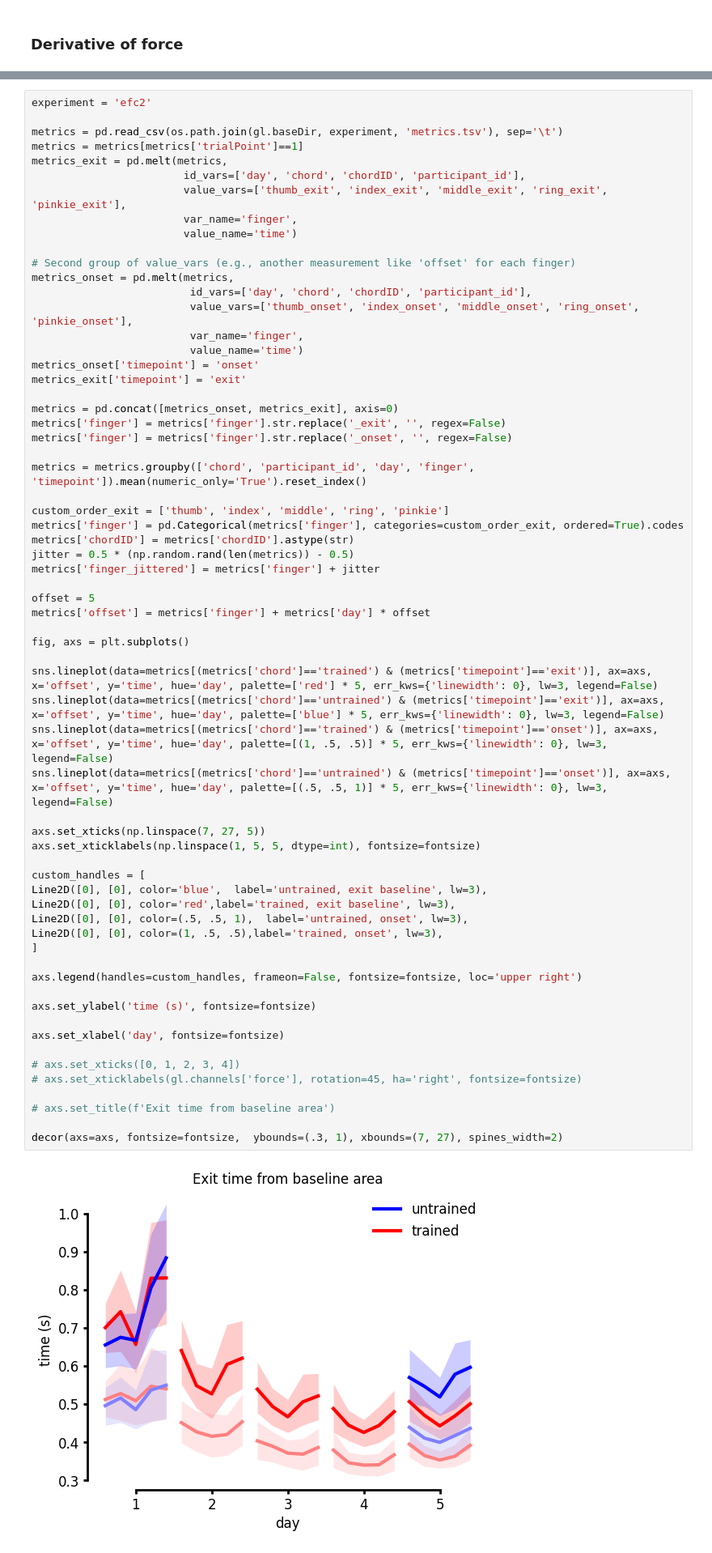
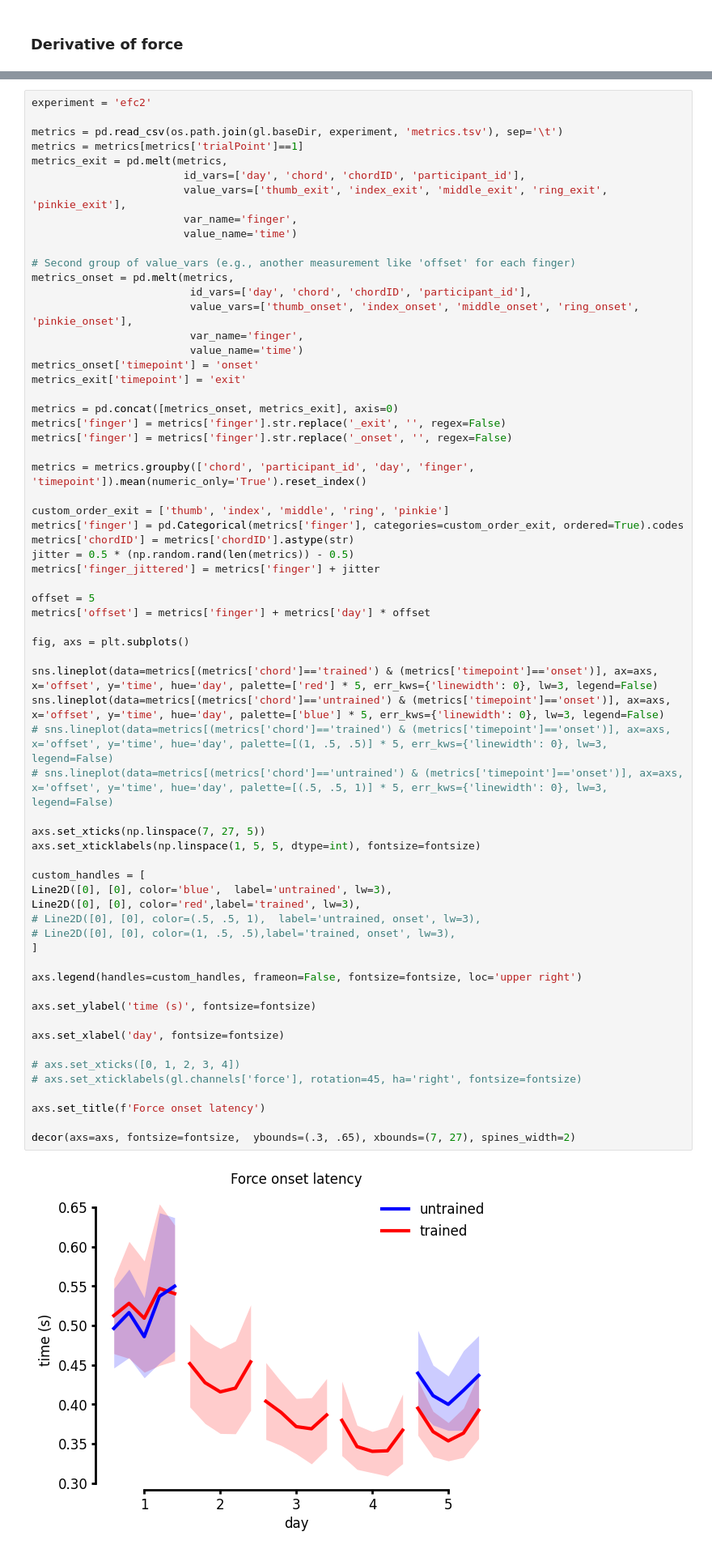
Before and after one commit to mnlmrc/extension-flexion-chords, a Jupyter notebook: notebooks/main.ipynb, the cells around one changed output, grey strips where cells are left out. Shown at 81% size. Drawn from its saved outputs; the diff is of its cells as text.

```diff
--- a/notebooks/main.ipynb
+++ b/notebooks/main.ipynb
@@ -552,44 +552,44 @@ metrics = metrics.groupby(['chord', 'participant_id', 'day', 'finger', 'timepoin
 
 custom_order_exit = ['thumb', 'index', 'middle', 'ring', 'pinkie']
 metrics['finger'] = pd.Categorical(metrics['finger'], categories=custom_order_exit, ordered=True).codes
 metrics['chordID'] = metrics['chordID'].astype(str)
 jitter = 0.5 * (np.random.rand(len(metrics)) - 0.5)
 metrics['finger_jittered'] = metrics['finger'] + jitter
 
 offset = 5
 metrics['offset'] = metrics['finger'] + metrics['day'] * offset
 
 fig, axs = plt.subplots()
 
-sns.lineplot(data=metrics[(metrics['chord']=='trained') & (metrics['timepoint']=='exit')], ax=axs, x='offset', y='time', hue='day', palette=['red'] * 5, err_kws={'linewidth': 0}, lw=3, legend=False)
-sns.lineplot(data=metrics[(metrics['chord']=='untrained') & (metrics['timepoint']=='exit')], ax=axs, x='offset', y='time', hue='day', palette=['blue'] * 5, err_kws={'linewidth': 0}, lw=3, legend=False)
-sns.lineplot(data=metrics[(metrics['chord']=='trained') & (metrics['timepoint']=='onset')], ax=axs, x='offset', y='time', hue='day', palette=[(1, .5, .5)] * 5, err_kws={'linewidth': 0}, lw=3, legend=False)
-sns.lineplot(data=metrics[(metrics['chord']=='untrained') & (metrics['timepoint']=='onset')], ax=axs, x='offset', y='time', hue='day', palette=[(.5, .5, 1)] * 5, err_kws={'linewidth': 0}, lw=3, legend=False)
+sns.lineplot(data=metrics[(metrics['chord']=='trained') & (metrics['timepoint']=='onset')], ax=axs, x='offset', y='time', hue='day', palette=['red'] * 5, err_kws={'linewidth': 0}, lw=3, legend=False)
+sns.lineplot(data=metrics[(metrics['chord']=='untrained') & (metrics['timepoint']=='onset')], ax=axs, x='offset', y='time', hue='day', palette=['blue'] * 5, err_kws={'linewidth': 0}, lw=3, legend=False)
+# sns.lineplot(data=metrics[(metrics['chord']=='trained') & (metrics['timepoint']=='onset')], ax=axs, x='offset', y='time', hue='day', palette=[(1, .5, .5)] * 5, err_kws={'linewidth': 0}, lw=3, legend=False)
+# sns.lineplot(data=metrics[(metrics['chord']=='untrained') & (metrics['timepoint']=='onset')], ax=axs, x='offset', y='time', hue='day', palette=[(.5, .5, 1)] * 5, err_kws={'linewidth': 0}, lw=3, legend=False)
 
 axs.set_xticks(np.linspace(7, 27, 5))
 axs.set_xticklabels(np.linspace(1, 5, 5, dtype=int), fontsize=fontsize)
 
 custom_handles = [
-Line2D([0], [0], color='blue',  label='untrained, exit baseline', lw=3),
-Line2D([0], [0], color='red',label='trained, exit baseline', lw=3),
-Line2D([0], [0], color=(.5, .5, 1),  label='untrained, onset', lw=3),
-Line2D([0], [0], color=(1, .5, .5),label='trained, onset', lw=3),
+Line2D([0], [0], color='blue',  label='untrained', lw=3),
+Line2D([0], [0], color='red',label='trained', lw=3),
+# Line2D([0], [0], color=(.5, .5, 1),  label='untrained, onset', lw=3),
+# Line2D([0], [0], color=(1, .5, .5),label='trained, onset', lw=3),
 ]
 
 axs.legend(handles=custom_handles, frameon=False, fontsize=fontsize, loc='upper right')
 
 axs.set_ylabel('time (s)', fontsize=fontsize)
 
 axs.set_xlabel('day', fontsize=fontsize)
 
 # axs.set_xticks([0, 1, 2, 3, 4])
 # axs.set_xticklabels(gl.channels['force'], rotation=45, ha='right', fontsize=fontsize)
 
-# axs.set_title(f'Exit time from baseline area')
+axs.set_title(f'Force onset latency')
 
-decor(axs=axs, fontsize=fontsize,  ybounds=(.3, 1), xbounds=(7, 27), spines_width=2)
+decor(axs=axs, fontsize=fontsize,  ybounds=(.3, .65), xbounds=(7, 27), spines_width=2)
 # %% [output]
-[figure, old version]
+[figure, new version]
 # %%
 experiment = 'efc2'
 chord = 'trained'
```
Also changed, not shown: parts of 4 cells of this notebook, 2 other files.
